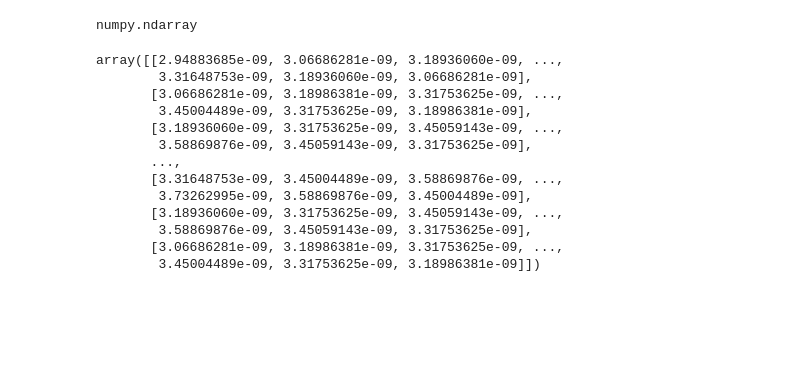
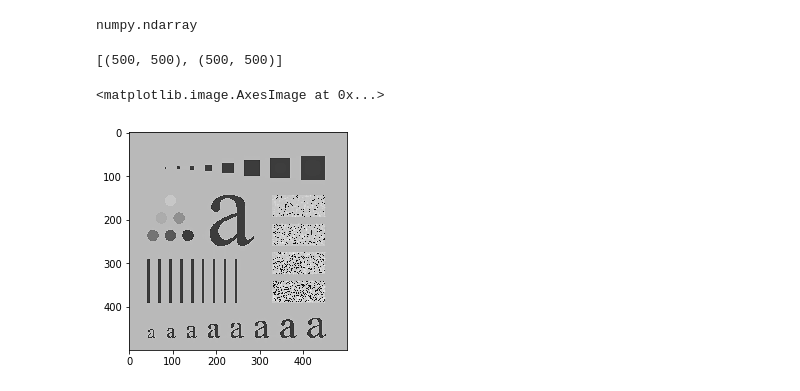
Before and after one commit to gmagannaDevelop/SegundoParcialImagenes, a Jupyter notebook: Examen.ipynb, the cells around one changed output. Drawn from its saved outputs; the diff is of its cells as text; code cells hidden in the pictures; blank space fills up the shorter version.

Commit message:
FiltraGaussiana() working correctly.

```diff
--- a/Examen.ipynb
+++ b/Examen.ipynb
@@ -203,8 +203,15 @@ def FiltraGaussiana(image: np.ndarray, sigma: float, size: int = 3, kind: str =
     U, V = fourier_meshgrid(image)
     D = fourier_distance(U, V)
     H = np.exp( -1 * D / (2 * sigma**2) )
-    if kind == 'low' or kind == 'lowpass':
-        return H
+
+    if kind == 'high' or kind == 'highpass':
+        D = 1.0 - H
+
+    _F = np.fft.fft2(image)
+    G  = H * _F
+    g  = np.real(np.fft.ifft2(G))
+
+    return g
 
 
     #_X = np.exp(-1.0 *)
@@ -443,18 +450,13 @@ type(U)
 # %% [output]
 numpy.ndarray
 # %%
-FiltraGaussiana(x, sigma=3)
+fgauss = FiltraGaussiana(x, sigma=3)
-# %% [output]
-array([[2.94883685e-09, 3.06686281e-09, 3.18936060e-09, ...,
-        3.31648753e-09, 3.18936060e-09, 3.06686281e-09],
-       [3.06686281e-09, 3.18986381e-09, 3.31753625e-09, ...,
-        3.45004489e-09, 3.31753625e-09, 3.18986381e-09],
-       [3.18936060e-09, 3.31753625e-09, 3.45059143e-09, ...,
-        3.58869876e-09, 3.45059143e-09, 3.31753625e-09],
-       ...,
-       [3.31648753e-09, 3.45004489e-09, 3.58869876e-09, ...,
-        3.73262995e-09, 3.58869876e-09, 3.45004489e-09],
-       [3.18936060e-09, 3.31753625e-09, 3.45059143e-09, ...,
-        3.58869876e-09, 3.45059143e-09, 3.31753625e-09],
-       [3.06686281e-09, 3.18986381e-09, 3.31753625e-09, ...,
-        3.45004489e-09, 3.31753625e-09, 3.18986381e-09]])
+# %%
+list(map(lambda x: x.shape, [fgauss, x]))
+# %% [output]
+[(500, 500), (500, 500)]
+# %%
+plt.imshow(FiltraGaussiana(x, sigma=16), cmap='gray')
+# %% [output]
+<matplotlib.image.AxesImage at 0x...>
+[figure, added]
```
Also changed, not shown: parts of 5 cells of this notebook, 1 other file.
